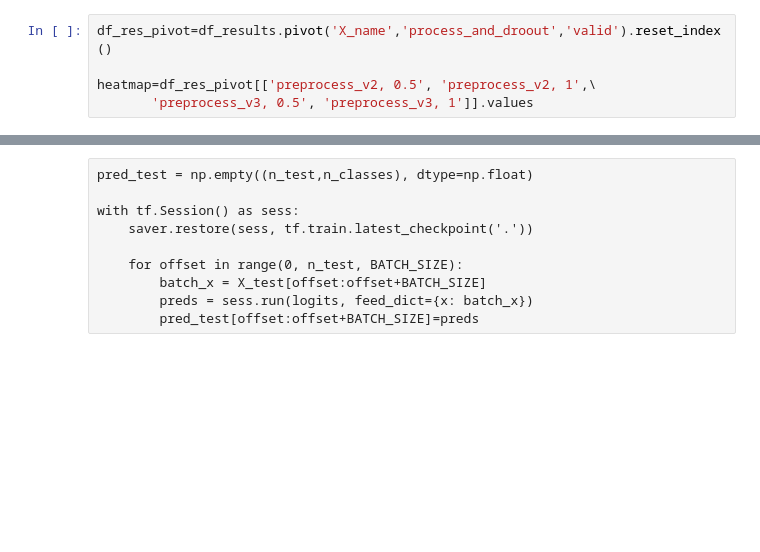
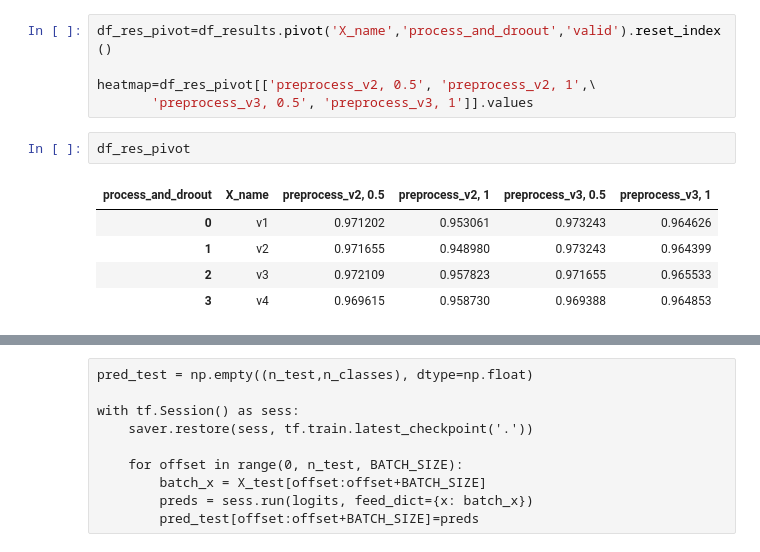
Before and after one commit to tarasovp/udacity, a Jupyter notebook: CarND-Traffic-Sign-Classifier-Project/Traffic_Sign_Classifier.ipynb, the cells around one changed output, grey strips where cells are left out. Drawn from its saved outputs; the diff is of its cells as text; blank space fills up the shorter version.

```diff
--- a/CarND-Traffic-Sign-Classifier-Project/Traffic_Sign_Classifier.ipynb
+++ b/CarND-Traffic-Sign-Classifier-Project/Traffic_Sign_Classifier.ipynb
@@ -771,6 +751,14 @@ df_res_pivot=df_results.pivot('X_name','process_and_droout','valid').reset_index
 
 heatmap=df_res_pivot[['preprocess_v2, 0.5', 'preprocess_v2, 1',\
        'preprocess_v3, 0.5', 'preprocess_v3, 1']].values
+# %%
+df_res_pivot
+# %% [output]
+| process_and_droout | X_name | preprocess_v2, 0.5 | preprocess_v2, 1 | preprocess_v3, 0.5 | preprocess_v3, 1 |
+| 0 | v1 | 0.971202 | 0.953061 | 0.973243 | 0.964626 |
+| 1 | v2 | 0.971655 | 0.948980 | 0.973243 | 0.964399 |
+| 2 | v3 | 0.972109 | 0.957823 | 0.971655 | 0.965533 |
+| 3 | v4 | 0.969615 | 0.958730 | 0.969388 | 0.964853 |
 # %%
 import matplotlib.pyplot as plt
 import numpy as np
```
Also changed, not shown: parts of 12 cells of this notebook, 3 other files.
